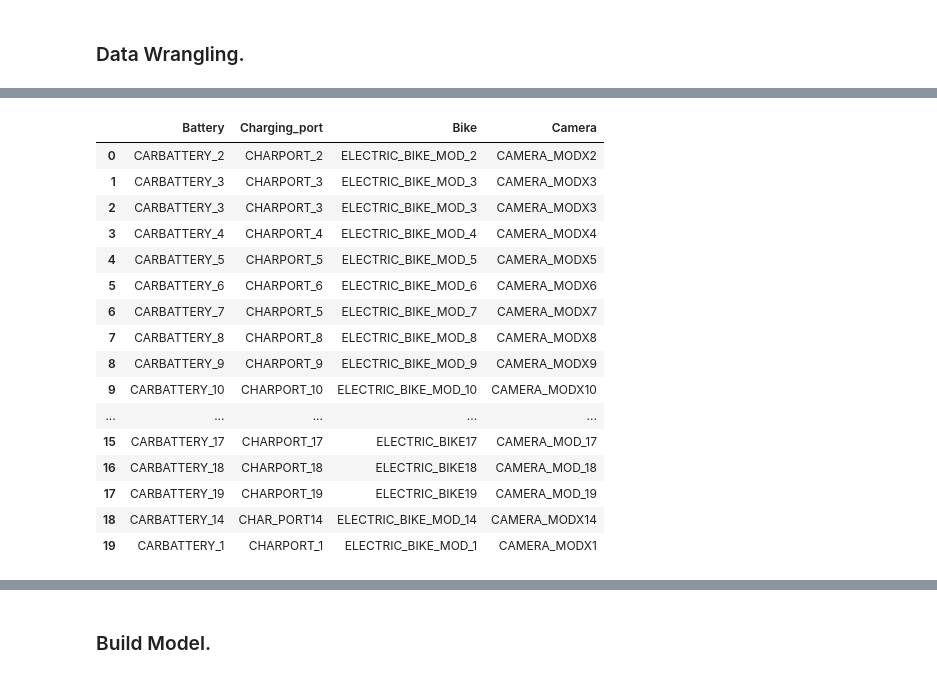
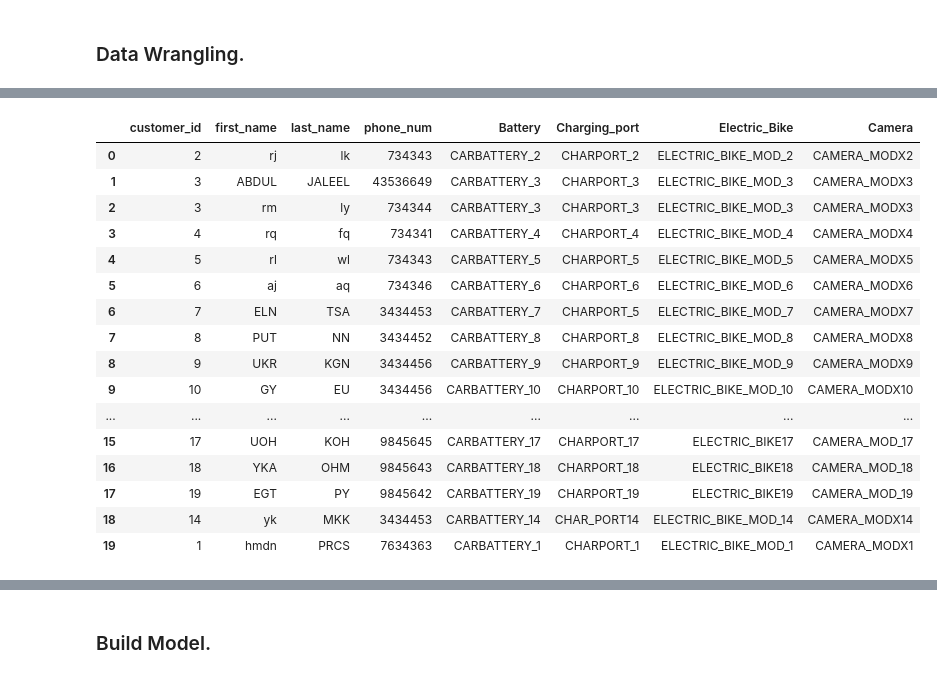
Before and after one commit to AbdulJaleel61/MBA, a Jupyter notebook: Market_Basket_Analysis.ipynb, the cells around one changed output, grey strips where cells are left out. Cells and saved outputs as stored; diff of their text form; code cells hidden in the pictures.

```diff
--- a/Market_Basket_Analysis.ipynb
+++ b/Market_Basket_Analysis.ipynb
@@ -58,20 +72,36 @@ X = df.drop(columns=['customer_id','first_name','last_name','phone_num'])
+# %%
+def wrangle():
+    # Reading the dataset.
+    df = pd.read_csv('cars_dataset.csv')
+    # Renaming the columns.
+    df.rename(columns={'item_1': 'Battery', 'item_2': 'Charging_port', 'item_3': 'Electric_Bike', 'item_4': 'Camera'}, inplace=True)
+    # Dropping the unwanted columns
+    df.drop(columns=['Unnamed: 0'],inplace=True)
+
+
+    return df
+# %%
+df = wrangle()
+# %%
+df
+# %% [output]
+|  | customer_id | first_name | last_name | phone_num | Battery | Charging_port | Electric_Bike | Camera |
+| 0 | 2 | rj | lk | 734343 | CARBATTERY_2 | CHARPORT_2 | ELECTRIC_BIKE_MOD_2 | CAMERA_MODX2 |
+| 1 | 3 | ABDUL | JALEEL | 43536649 | CARBATTERY_3 | CHARPORT_3 | ELECTRIC_BIKE_MOD_3 | CAMERA_MODX3 |
+| 2 | 3 | rm | ly | 734344 | CARBATTERY_3 | CHARPORT_3 | ELECTRIC_BIKE_MOD_3 | CAMERA_MODX3 |
+| 3 | 4 | rq | fq | 734341 | CARBATTERY_4 | CHARPORT_4 | ELECTRIC_BIKE_MOD_4 | CAMERA_MODX4 |
+| 4 | 5 | rl | wl | 734343 | CARBATTERY_5 | CHARPORT_5 | ELECTRIC_BIKE_MOD_5 | CAMERA_MODX5 |
+| 5 | 6 | aj | aq | 734346 | CARBATTERY_6 | CHARPORT_6 | ELECTRIC_BIKE_MOD_6 | CAMERA_MODX6 |
+| 6 | 7 | ELN | TSA | 3434453 | CARBATTERY_7 | CHARPORT_5 | ELECTRIC_BIKE_MOD_7 | CAMERA_MODX7 |
+| 7 | 8 | PUT | NN | 3434452 | CARBATTERY_8 | CHARPORT_8 | ELECTRIC_BIKE_MOD_8 | CAMERA_MODX8 |
+| 8 | 9 | UKR | KGN | 3434456 | CARBATTERY_9 | CHARPORT_9 | ELECTRIC_BIKE_MOD_9 | CAMERA_MODX9 |
+| 9 | 10 | GY | EU | 3434456 | CARBATTERY_10 | CHARPORT_10 | ELECTRIC_BIKE_MOD_10 | CAMERA_MODX10 |
+| ... | ... | ... | ... | ... | ... | ... | ... | ... |
+| 15 | 17 | UOH | KOH | 9845645 | CARBATTERY_17 | CHARPORT_17 | ELECTRIC_BIKE17 | CAMERA_MOD_17 |
+| 16 | 18 | YKA | OHM | 9845643 | CARBATTERY_18 | CHARPORT_18 | ELECTRIC_BIKE18 | CAMERA_MOD_18 |
+| 17 | 19 | EGT | PY | 9845642 | CARBATTERY_19 | CHARPORT_19 | ELECTRIC_BIKE19 | CAMERA_MOD_19 |
+| 18 | 14 | yk | MKK | 3434453 | CARBATTERY_14 | CHAR_PORT14 | ELECTRIC_BIKE_MOD_14 | CAMERA_MODX14 |
+| 19 | 1 | hmdn | PRCS | 7634363 | CARBATTERY_1 | CHARPORT_1 | ELECTRIC_BIKE_MOD_1 | CAMERA_MODX1 |
 # %%
-X
+# Selecting the specific column from the database.
+X = df.drop(columns=['customer_id','first_name','last_name','phone_num'])
-# %% [output]
-|  | Battery | Charging_port | Bike | Camera |
-| 0 | CARBATTERY_2 | CHARPORT_2 | ELECTRIC_BIKE_MOD_2 | CAMERA_MODX2 |
-| 1 | CARBATTERY_3 | CHARPORT_3 | ELECTRIC_BIKE_MOD_3 | CAMERA_MODX3 |
-| 2 | CARBATTERY_3 | CHARPORT_3 | ELECTRIC_BIKE_MOD_3 | CAMERA_MODX3 |
-| 3 | CARBATTERY_4 | CHARPORT_4 | ELECTRIC_BIKE_MOD_4 | CAMERA_MODX4 |
-| 4 | CARBATTERY_5 | CHARPORT_5 | ELECTRIC_BIKE_MOD_5 | CAMERA_MODX5 |
-| 5 | CARBATTERY_6 | CHARPORT_6 | ELECTRIC_BIKE_MOD_6 | CAMERA_MODX6 |
-| 6 | CARBATTERY_7 | CHARPORT_5 | ELECTRIC_BIKE_MOD_7 | CAMERA_MODX7 |
-| 7 | CARBATTERY_8 | CHARPORT_8 | ELECTRIC_BIKE_MOD_8 | CAMERA_MODX8 |
-| 8 | CARBATTERY_9 | CHARPORT_9 | ELECTRIC_BIKE_MOD_9 | CAMERA_MODX9 |
-| 9 | CARBATTERY_10 | CHARPORT_10 | ELECTRIC_BIKE_MOD_10 | CAMERA_MODX10 |
-| ... | ... | ... | ... | ... |
-| 15 | CARBATTERY_17 | CHARPORT_17 | ELECTRIC_BIKE17 | CAMERA_MOD_17 |
-| 16 | CARBATTERY_18 | CHARPORT_18 | ELECTRIC_BIKE18 | CAMERA_MOD_18 |
-| 17 | CARBATTERY_19 | CHARPORT_19 | ELECTRIC_BIKE19 | CAMERA_MOD_19 |
-| 18 | CARBATTERY_14 | CHAR_PORT14 | ELECTRIC_BIKE_MOD_14 | CAMERA_MODX14 |
-| 19 | CARBATTERY_1 | CHARPORT_1 | ELECTRIC_BIKE_MOD_1 | CAMERA_MODX1 |
```
Also changed, not shown: parts of 12 cells of this notebook.
